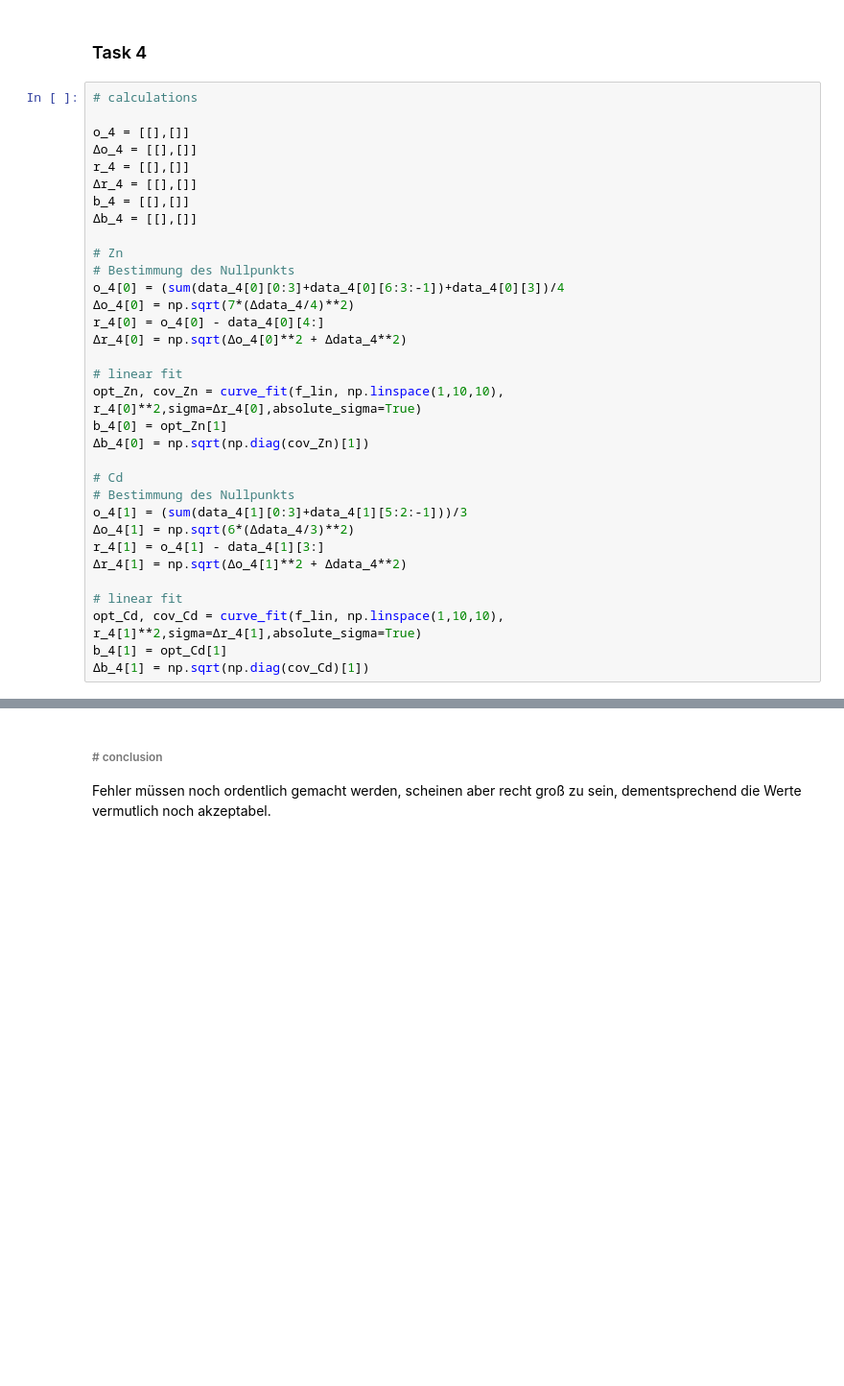
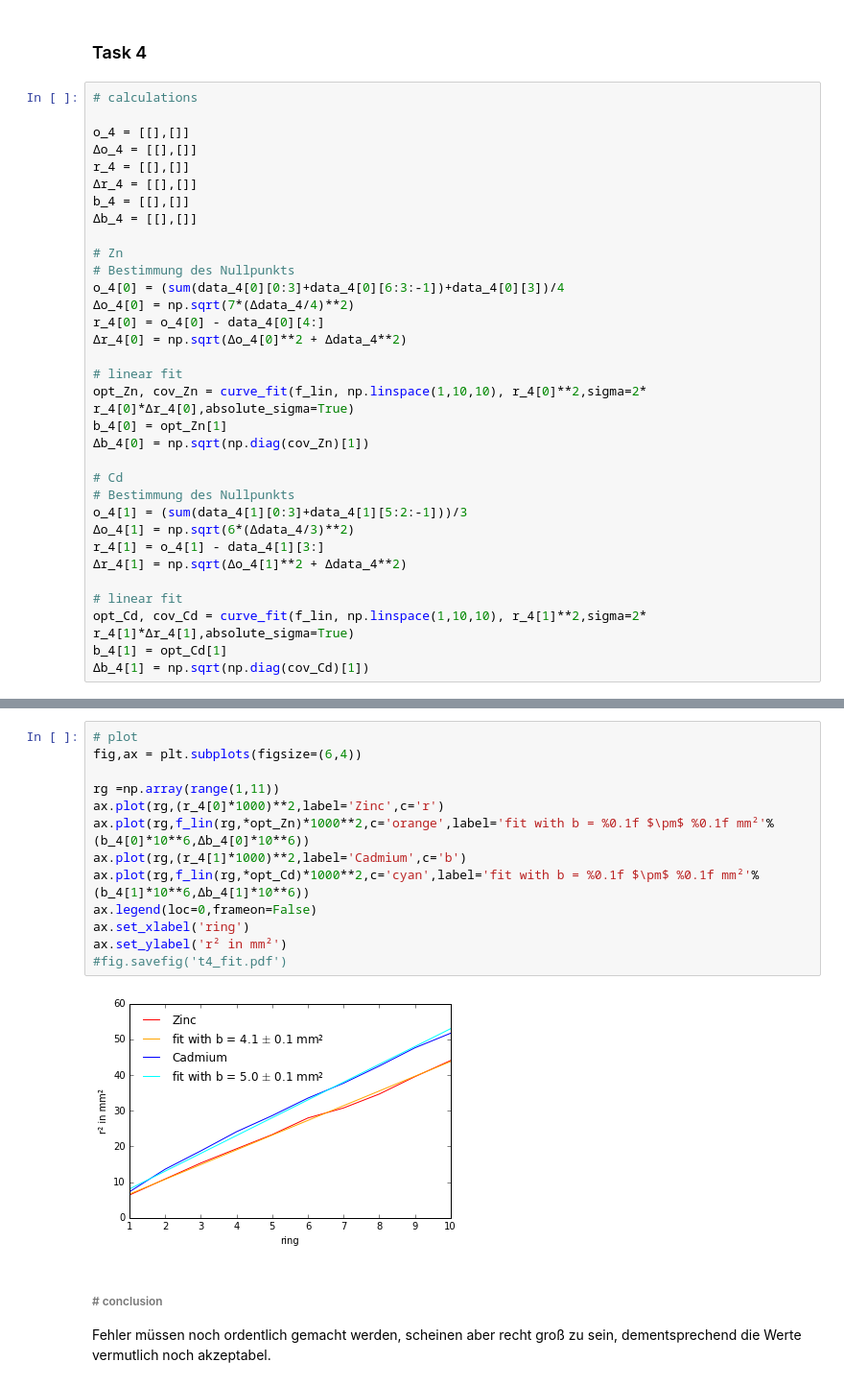
Before and after one commit to NlKLas/PyRePo, a Jupyter notebook: V1_python/V1.ipynb, the cells around one changed output, grey strips where cells are left out. Shown: that part at 96% size. Saved outputs shown, nothing was run; the diff lists cells and outputs as text; blank space fills up the shorter version.

```diff
--- a/V1_python/V1.ipynb
+++ b/V1_python/V1.ipynb
@@ -302,7 +302,7 @@ r_4[0] = o_4[0] - data_4[0][4:]
 Δr_4[0] = np.sqrt(Δo_4[0]**2 + Δdata_4**2)
 
 # linear fit
-opt_Zn, cov_Zn = curve_fit(f_lin, np.linspace(1,10,10), r_4[0]**2,sigma=Δr_4[0],absolute_sigma=True)
+opt_Zn, cov_Zn = curve_fit(f_lin, np.linspace(1,10,10), r_4[0]**2,sigma=2* r_4[0]*Δr_4[0],absolute_sigma=True)
 b_4[0] = opt_Zn[1]
 Δb_4[0] = np.sqrt(np.diag(cov_Zn)[1])
 
@@ -314,7 +314,7 @@ r_4[1] = o_4[1] - data_4[1][3:]
 Δr_4[1] = np.sqrt(Δo_4[1]**2 + Δdata_4**2)
 
 # linear fit
-opt_Cd, cov_Cd = curve_fit(f_lin, np.linspace(1,10,10), r_4[1]**2,sigma=Δr_4[1],absolute_sigma=True)
+opt_Cd, cov_Cd = curve_fit(f_lin, np.linspace(1,10,10), r_4[1]**2,sigma=2* r_4[1]*Δr_4[1],absolute_sigma=True)
 b_4[1] = opt_Cd[1]
 Δb_4[1] = np.sqrt(np.diag(cov_Cd)[1])
 # %%
@@ -339,4 +344,19 @@ print(λ_Zn4,λ_Cd4)
 [figure]
+# %%
+# plot
+fig,ax = plt.subplots(figsize=(6,4))
+
+rg =np.array(range(1,11))
+ax.plot(rg,(r_4[0]*1000)**2,label='Zinc',c='r')
+ax.plot(rg,f_lin(rg,*opt_Zn)*1000**2,c='orange',label='fit with b = %0.1f $\pm$ %0.1f mm²'%(b_4[0]*10**6,Δb_4[0]*10**6))
+ax.plot(rg,(r_4[1]*1000)**2,label='Cadmium',c='b')
+ax.plot(rg,f_lin(rg,*opt_Cd)*1000**2,c='cyan',label='fit with b = %0.1f $\pm$ %0.1f mm²'%(b_4[1]*10**6,Δb_4[1]*10**6))
+ax.legend(loc=0,frameon=False)
+ax.set_xlabel('ring')
+ax.set_ylabel('r² in mm²')
+#fig.savefig('t4_fit.pdf')
+# %% [output]
+[figure, added]
 # %% [markdown]
 ###### # conclusion
 Fehler müssen noch ordentlich gemacht werden, scheinen aber recht groß zu sein, dementsprechend die Werte vermutlich noch akzeptabel.
```
Also changed, not shown: parts of 1 cell of this notebook, 1 other file.
